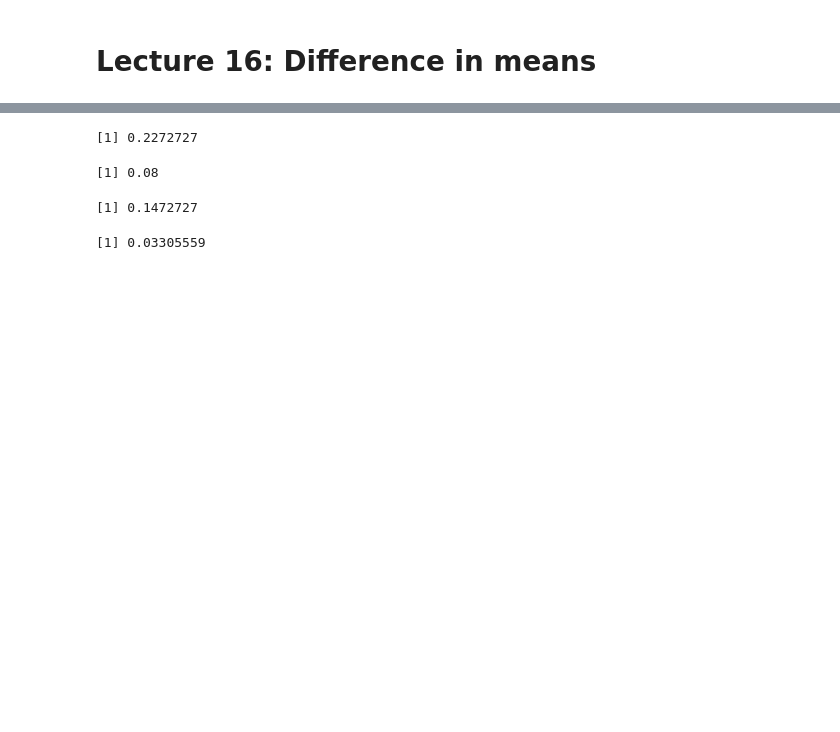
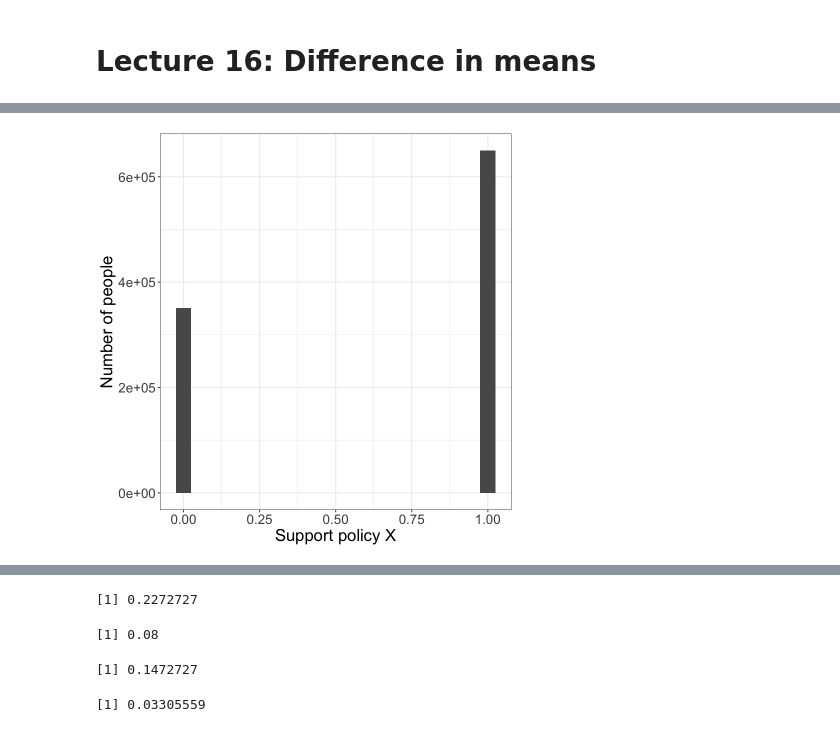
Before and after one commit to 5harad/API201-2022, a Jupyter notebook: lectures/lecture-16-code.ipynb, the cells around one changed output, grey strips where cells are left out. Saved outputs shown, nothing was run; the diff lists cells and outputs as text; code cells hidden in the pictures; blank space fills up the shorter version.

```diff
--- a/lectures/lecture-16-code.ipynb
+++ b/lectures/lecture-16-code.ipynb
@@ -19,3 +17,17 @@ Warning message in system("timedatectl", intern = TRUE):
 ── Conflicts ────────────────────────────────────────── tidyverse_conflicts() ──
 ✖ dplyr::filter() masks stats::filter()
 ✖ dplyr::lag()    masks stats::lag()
+# %%
+# Create population of 1,000,000, 65% of whom support policy X
+
+support_raw <- as.numeric(rbernoulli(1e6, .65))
+support_pop <- tibble(support = support_raw)
+ggplot(support_pop, aes(x = support)) +
+        stat_count(width = 0.05) +
+        scale_y_continuous('Number of people') +
+        scale_x_continuous('Support policy X') +
+        theme(text = element_text(size = 20))
+
+ggsave('support.png', width=4, height=4)
+# %% [output]
+[figure, added]
```
Also changed, not shown: parts of 6 cells of this notebook.
